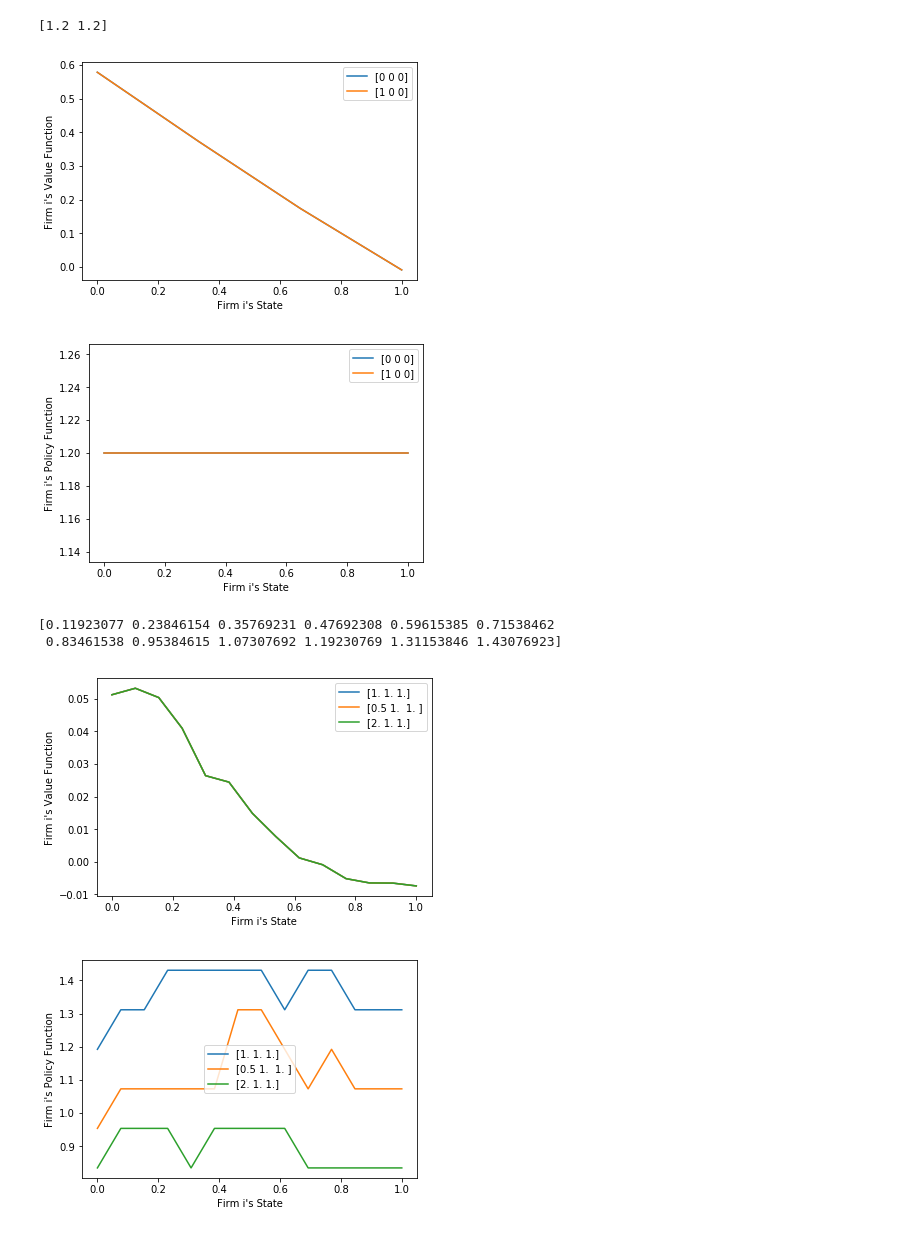
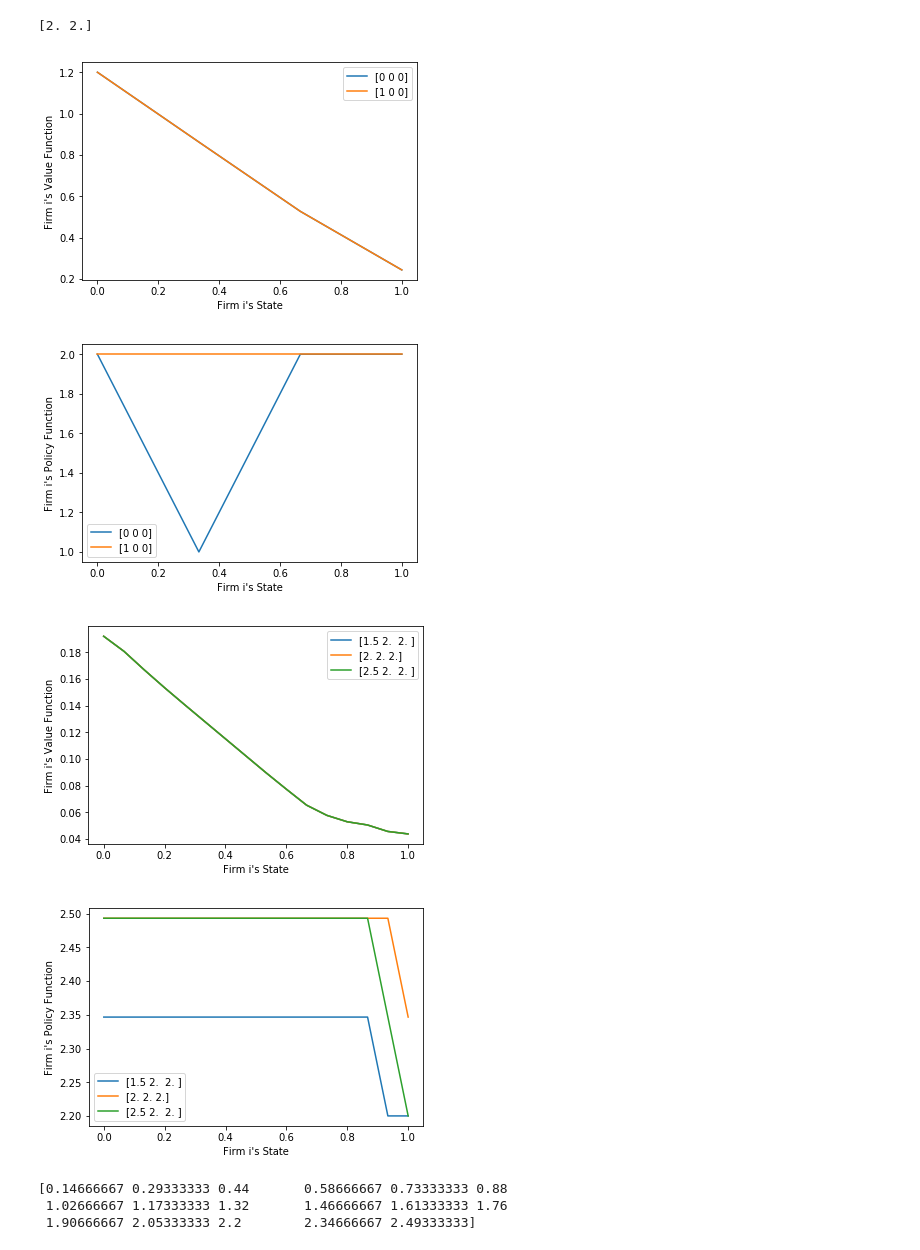
Before and after one commit to ericschulman/tx_milk_2yp, a Jupyter notebook: signals.ipynb, the cells around one changed output. Saved outputs shown, nothing was run; the diff lists cells and outputs as text; code cells hidden in the pictures.

```diff
--- a/signals.ipynb
+++ b/signals.ipynb
@@ -87,21 +87,26 @@ class States:
 
         return new_states
 # %%
-def set_up_env(n, nsim, steps, contr, theta, beta, avg_cost, var_cost):
+def set_up_env(n, nsim, steps, contr, theta, beta, avg_cost):
     """generate reasonable parameters for simulations"""
     params = (contr, theta, beta)
+    states = States(n, steps).gen_states()
 
-    states = States(n, steps).gen_states()
+    #set up shocks
+    var_cost = 1.2/steps
     shocks = np.random.normal(avg_cost,var_cost,(nsim,n))
-    bid_weighting = (contr*theta + avg_cost + var_cost)/(1.*steps)
-    bids = np.arange(1,steps)*bid_weighting
 
-    value = lambda state: state.my_states
-    policy = lambda state, shock: state.my_states + shock[:,0]
+    #set up bids
+    bsteps = int(1.2*steps)
+    bid_weighting = (.8*theta + avg_cost + 3*var_cost)/(1.*bsteps)
+    bids = np.arange(1,bsteps)*bid_weighting
+
+    value = lambda state: 1 - state.my_states
+    policy = lambda state, shock: 1.5*avg_cost + state.my_states + shock[:,0]
 
     return value, policy, bids, states, shocks, params, contr, theta, beta
 
-value, policy, bids, states, shocks, params, contr, theta, beta = set_up_env(3, 5, 3, .3, 1, .9, 1,.5)
+value, policy, bids, states, shocks, params, contr, theta, beta = set_up_env(3, 5, 3, .3, 1, .9, 1)
 # %%
 def cost(states, shocks ,theta):
     """return the cost for firm 0"""
@@ -257,10 +262,10 @@ def operator(init_value, init_policy, bids, states, shocks, param):
 
 #set up
 #set up: n, nsim, steps, contr, theta, beta, avg_cost, var_cost
-value, policy, bids, states, shocks, params, contr, theta, beta = set_up_env(3, 5, 3, .3, 1, .9, 1,.5)
+value, policy, bids, states, shocks, params, contr, theta, beta = set_up_env(3, 5, 3, .3, 1, .9, 1)
 
-max_value, value, policy = operator(value, policy, bids, states, shocks, param)
-max_value, value, policy = operator(value, policy, bids, states, shocks, param)
+max_value, value, policy = operator(value, policy, bids, states, shocks, params)
+max_value, value, policy = operator(value, policy, bids, states, shocks, params)
 
 new_states = states.make_states([.3,.4],[[.3,.3],[.1,.3]])
 print policy(new_states,[[0,0,0],[0,0,0]])
@@ -291,7 +296,7 @@ def  markov_perfect_eq(error, maxiter, init_value, init_policy, bids, states, sh
 
 
 #### testing
-value, policy, bids, states, shocks, params, contr, theta, beta = set_up_env(3, 5, 3, .3, 1, .9, 1,.5)
+value, policy, bids, states, shocks, params, contr, theta, beta = set_up_env(3, 5, 3, .3, 1, .9, 1)
 
 value,  policy = markov_perfect_eq(.01, 10, value, policy, bids, states, shocks, params)
 
@@ -299,7 +304,7 @@ new_states = states.make_states([.3,.4],[[.3,.3],[.1,.3]])
 
 print policy(new_states,[[0,0,0],[0,0,0]])
 # %% [output]
-[1.2 1.2]
+[2. 2.]
 # %%
 def gen_cross(states, graph_shocks):
     """gen cross section for purposes of graphing policy"""
@@ -340,10 +345,10 @@ def graph_functions(value, policy, cross_states, cross_shocks, labels):
 
 
 
-#set up boring example
-n, nsim, steps, contr, theta, beta, avg_cost, var_cost = 3, 5, 3, .3, 1, .9, 1,.5
+#set up boring example to test
+n, nsim, steps, contr, theta, beta, avg_cost = 3, 5, 3, .3, 1, .9, 1
 value, policy, bids, states, shocks, params, contr, theta, beta = (
-    set_up_env(n, nsim, steps, contr, theta, beta, avg_cost, var_cost))
+    set_up_env(n, nsim, steps, contr, theta, beta, avg_cost))
 
 value,  policy = markov_perfect_eq(.0001, 10, value, policy, bids, states, shocks, params)
 
@@ -351,35 +356,42 @@ graph_shocks = np.array([[0,0,0],[1,0,0]])
 cross_states, cross_shocks = gen_cross(states, graph_shocks)
 
 #roll the operator forward using shocks I intend to graph
-bad_max, bad_value,  policy = operator(value,  policy, bids, states, graph_shocks, param)
+bad_max, bad_value,  policy = operator(value,  policy, bids, states, graph_shocks, params)
 
 graph_functions(bad_value, policy, cross_states, cross_shocks, ['Value','Policy'])
 # %% [output]
-[figure, old version]
+[figure, new version]
-[figure, old version]
+[figure, new version]
 # %%
-#Decreasing returns to scale (i.e. incumbency disadvantage, both games seem to admit this eq)
+#Decreasing returns to scale (i.e. incumbency disadvantage
 
 
-n, nsim, steps, contr, theta, beta, avg_cost, var_cost = 3, 40, 13, .1, .5, .9, 1,.5
+n, nsim, steps, contr, theta, beta, avg_cost = 3, 40, 15, .1, .5, .9, 2
 value, policy, bids, states, shocks, params, contr, theta, beta = (
-    set_up_env(n, nsim, steps, contr, theta, beta, avg_cost, var_cost))
+    set_up_env(n, nsim, steps, contr, theta, beta, avg_cost))
 
-print bids
 
 value,  policy = markov_perfect_eq(.001, 100, value, policy, bids, states, shocks, params)
 
 #generate some states to graph
-graph_shocks = np.array([[avg_cost]*n,[.5*avg_cost,avg_cost,avg_cost],[2*avg_cost,avg_cost,avg_cost]])
+graph_shocks = np.array([[.75*avg_cost,avg_cost,avg_cost],[avg_cost]*n,[1.25*avg_cost,avg_cost,avg_cost]])
 cross_states, cross_shocks = gen_cross(states, graph_shocks)
 
 #roll the operator forward using shocks I intend to graph
-bad_max, bad_value,  policy = operator(value,  policy, bids, states, graph_shocks, param)
+bad_max, bad_value,  policy = operator(value,  policy, bids, states, graph_shocks, params)
 
 graph_functions(value, policy, cross_states, cross_shocks, ['Value','Policy'])
 # %% [output]
-[0.11923077 0.23846154 0.35769231 0.47692308 0.59615385 0.71538462
- 0.83461538 0.95384615 1.07307692 1.19230769 1.31153846 1.43076923]
-[figure, old version]
+[figure, new version]
-[figure, old version]
+[figure, new version]
+# %%
+n, nsim, steps, contr, theta, beta, avg_cost = 3, 40, 15, .1, .5, .9, 2
+value, policy, bids, states, shocks, params, contr, theta, beta = (
+    set_up_env(n, nsim, steps, contr, theta, beta, avg_cost))
+
+print bids
+# %% [output]
+[0.14666667 0.29333333 0.44       0.58666667 0.73333333 0.88
+ 1.02666667 1.17333333 1.32       1.46666667 1.61333333 1.76
+ 1.90666667 2.05333333 2.2        2.34666667 2.49333333]
 # %%
```
Also changed, not shown: parts of 3 cells of this notebook.
